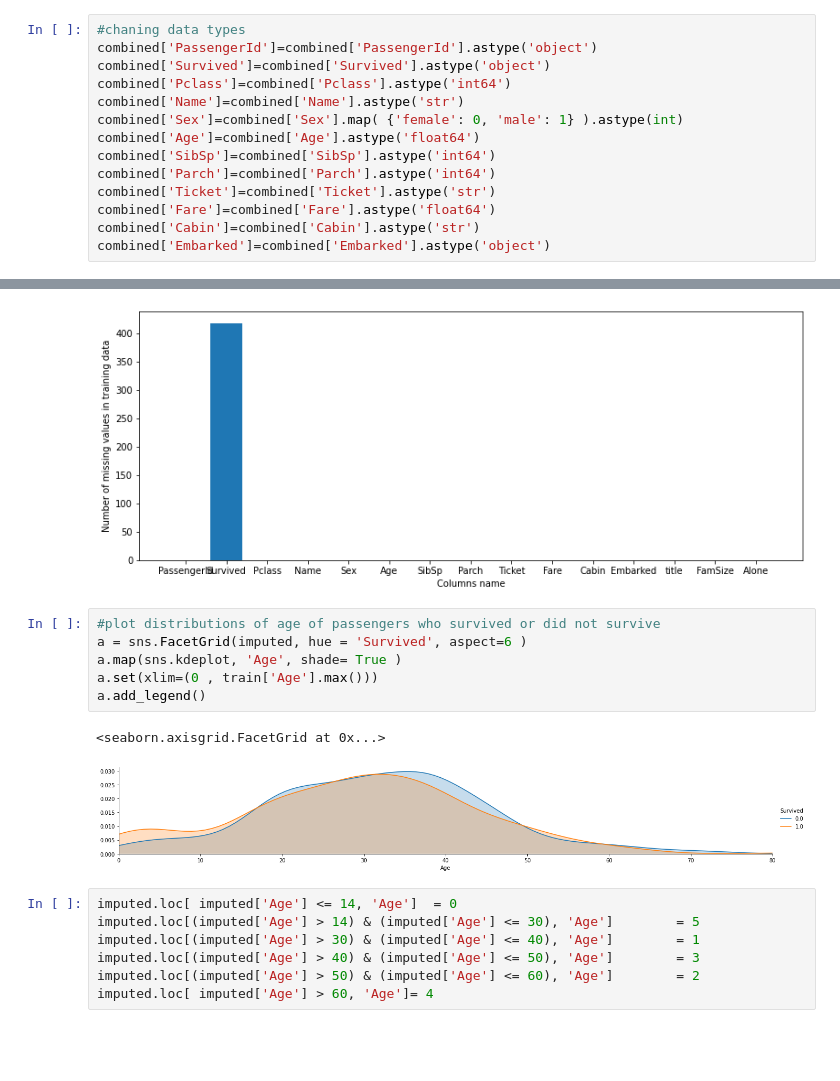
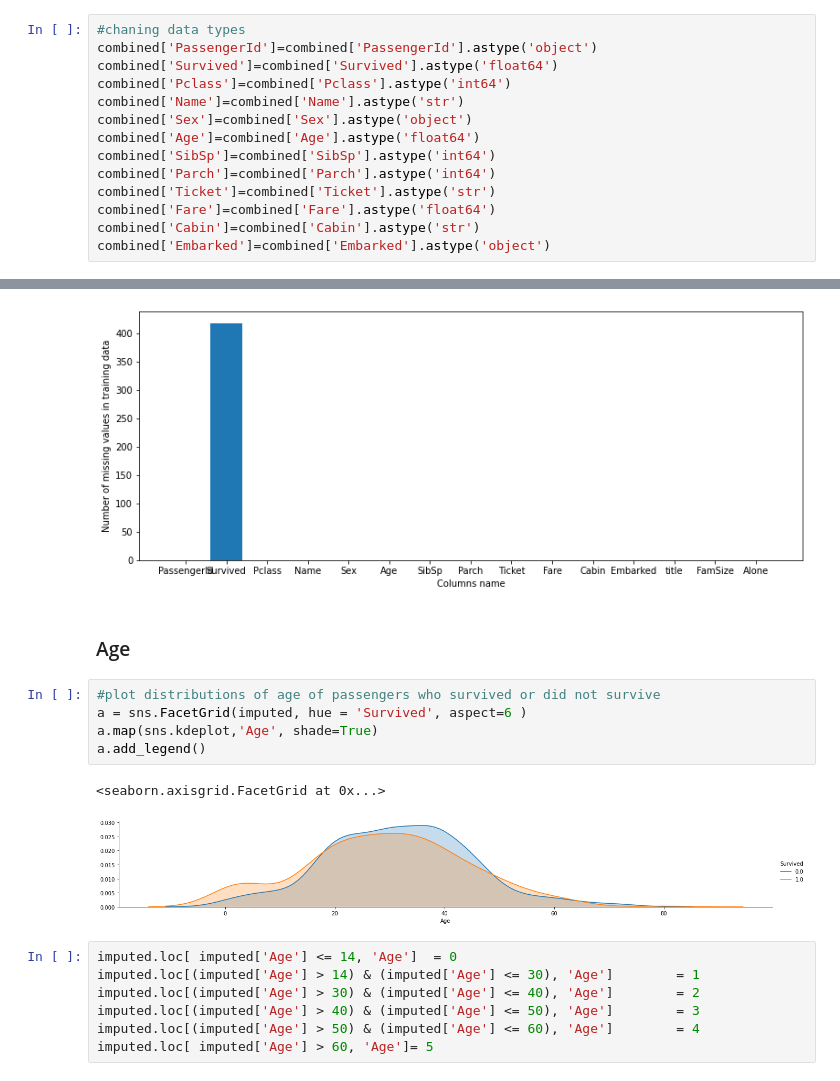
Before and after one commit to Keyrellous/Titanic, a Jupyter notebook: Titanic ML Python by Mariz and Kitos.ipynb, the cells around one changed output, grey strips where cells are left out. Cells and saved outputs as stored; diff of their text form; blank space fills up the shorter version.

```diff
--- a/Titanic ML Python by Mariz and Kitos.ipynb
+++ b/Titanic ML Python by Mariz and Kitos.ipynb
@@ -105,10 +70,10 @@ memory usage: 132.9+ KB
 # %%
 #chaning data types
 combined['PassengerId']=combined['PassengerId'].astype('object')
-combined['Survived']=combined['Survived'].astype('object')
+combined['Survived']=combined['Survived'].astype('float64')
 combined['Pclass']=combined['Pclass'].astype('int64')
 combined['Name']=combined['Name'].astype('str')
-combined['Sex']=combined['Sex'].map( {'female': 0, 'male': 1} ).astype(int)
+combined['Sex']=combined['Sex'].astype('object')
 combined['Age']=combined['Age'].astype('float64')
 combined['SibSp']=combined['SibSp'].astype('int64')
 combined['Parch']=combined['Parch'].astype('int64')
@@ -251,21 +230,22 @@ plt.ylabel("Number of missing values in training data")
 plt.show()
 # %% [output]
 [figure]
+# %% [markdown]
+### Age
 # %%
 #plot distributions of age of passengers who survived or did not survive
 a = sns.FacetGrid(imputed, hue = 'Survived', aspect=6 )
-a.map(sns.kdeplot, 'Age', shade= True )
-a.set(xlim=(0 , train['Age'].max()))
+a.map(sns.kdeplot,'Age', shade=True)
 a.add_legend()
 # %% [output]
 <seaborn.axisgrid.FacetGrid at 0x...>
-[figure, old version]
+[figure, new version]
 # %%
 imputed.loc[ imputed['Age'] <= 14, 'Age']  = 0
-imputed.loc[(imputed['Age'] > 14) & (imputed['Age'] <= 30), 'Age']        = 5
-imputed.loc[(imputed['Age'] > 30) & (imputed['Age'] <= 40), 'Age']        = 1
+imputed.loc[(imputed['Age'] > 14) & (imputed['Age'] <= 30), 'Age']        = 1
+imputed.loc[(imputed['Age'] > 30) & (imputed['Age'] <= 40), 'Age']        = 2
 imputed.loc[(imputed['Age'] > 40) & (imputed['Age'] <= 50), 'Age']        = 3
-imputed.loc[(imputed['Age'] > 50) & (imputed['Age'] <= 60), 'Age']        = 2
-imputed.loc[ imputed['Age'] > 60, 'Age']= 4
+imputed.loc[(imputed['Age'] > 50) & (imputed['Age'] <= 60), 'Age']        = 4
+imputed.loc[ imputed['Age'] > 60, 'Age']= 5
 # %%
 imputed.Age.value_counts()
```
Also changed, not shown: parts of 38 cells of this notebook.
